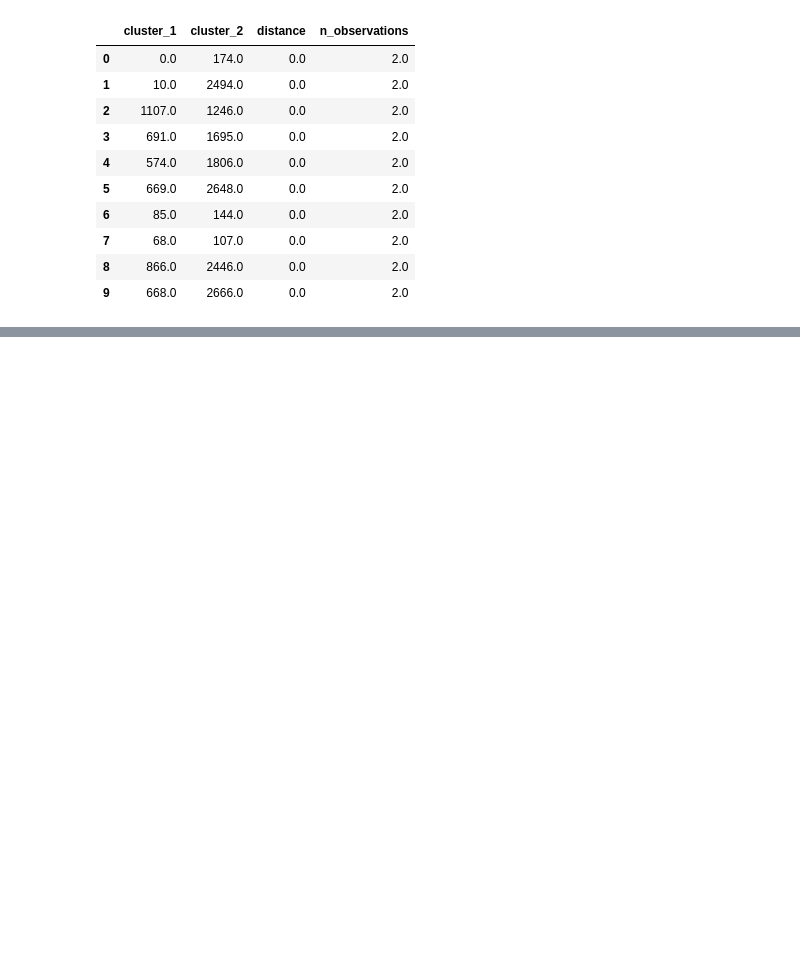
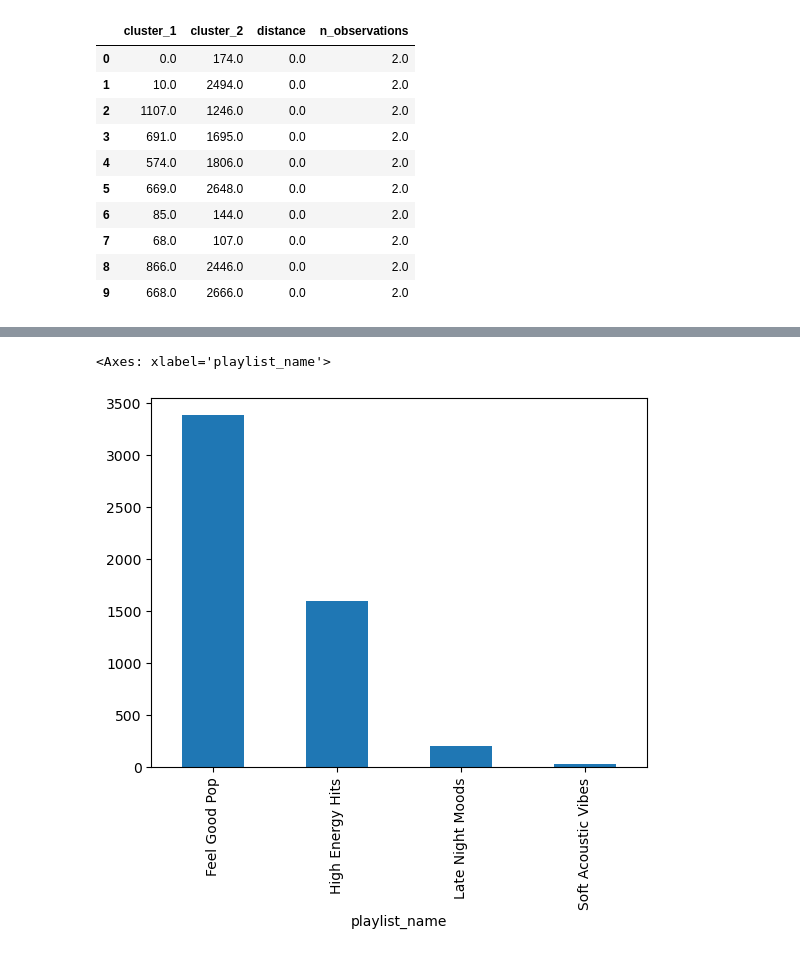
Before and after one commit to Titaniel3/ASDA_2025_Group_1_Portfolio_new, a Jupyter notebook: notebooks/week_11_group_1_notebook.ipynb, the cells around one changed output, grey strips where cells are left out. Cells and saved outputs as stored; diff of their text form; code cells hidden in the pictures; blank space fills up the shorter version.

```diff
--- a/notebooks/week_11_group_1_notebook.ipynb
+++ b/notebooks/week_11_group_1_notebook.ipynb
@@ -869,0 +908,15 @@ plt.show()
+# %%
+dbscan_playlist_names = {
+    0: "High Energy Hits",
+    1: "Feel Good Pop",
+    2: "Soft Acoustic Vibes",
+    3: "Late Night Moods"
+}
+spotify_dbscan['playlist_name'] = (
+    spotify_dbscan['dbscan_cluster']
+    .map(dbscan_playlist_names)
+)
+spotify_dbscan['playlist_name'].value_counts().plot(kind='bar')
+# %% [output]
+<Axes: xlabel='playlist_name'>
+[figure, added]
```
Also changed, not shown: parts of 12 cells of this notebook, 2 other files.
